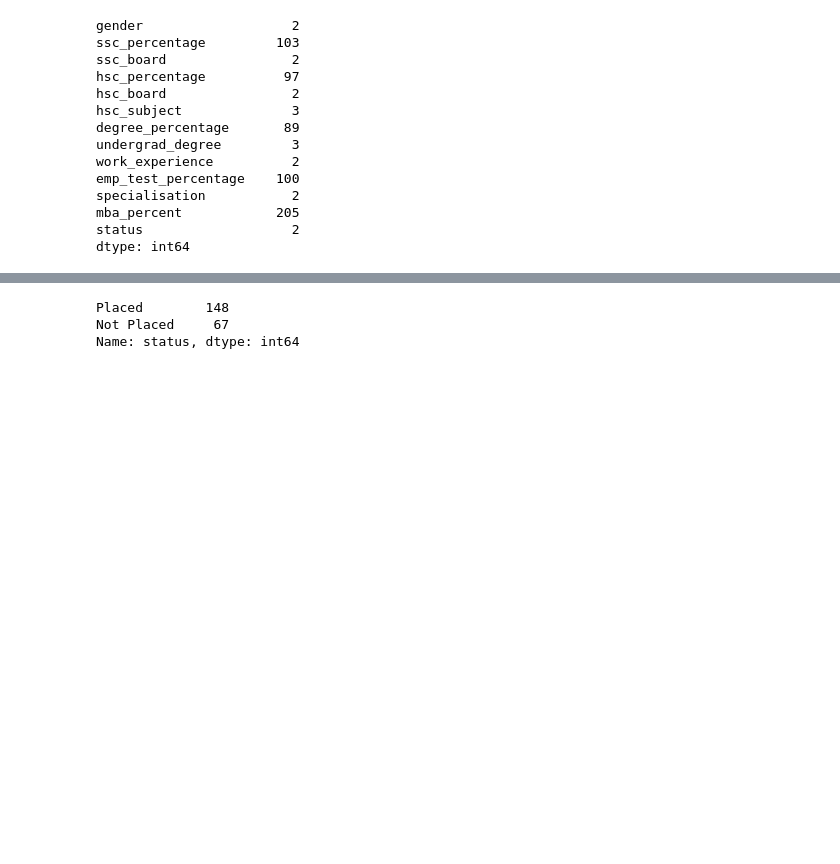
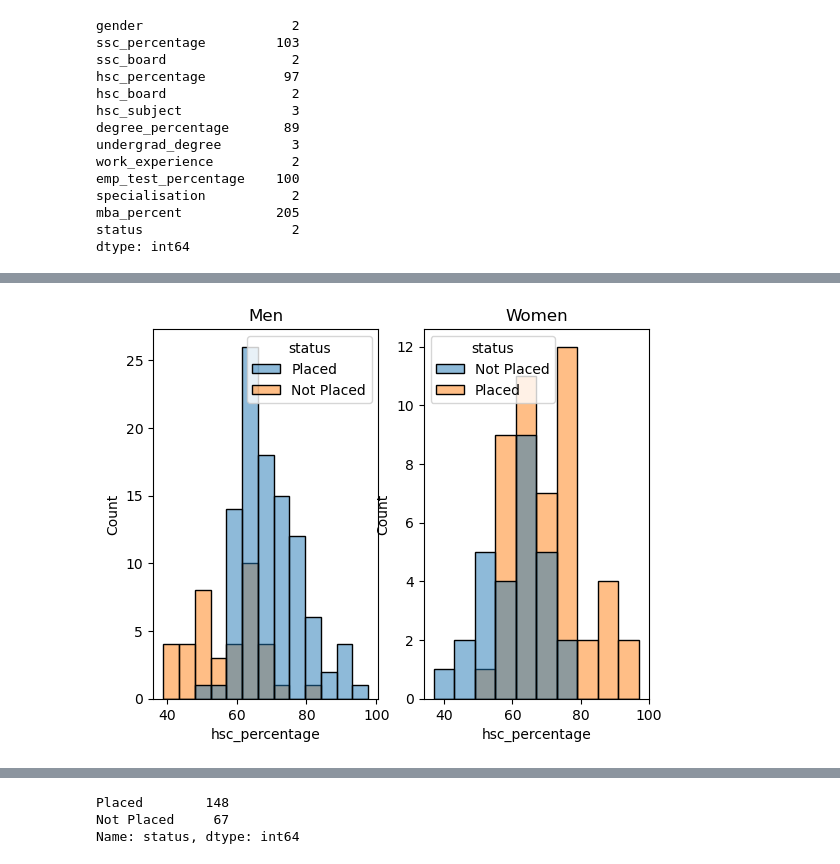
Before and after one commit to jjz17/Job-Placement, a Jupyter notebook: eda.ipynb, the cells around one changed output, grey strips where cells are left out. Cells and saved outputs as stored; diff of their text form; code cells hidden in the pictures; blank space fills up the shorter version.

```diff
--- a/eda.ipynb
+++ b/eda.ipynb
@@ -43,0 +55,14 @@ dtype: int64
+# %%
+men = data[data["gender"] == "M"]
+women = data[data["gender"] == "F"]
+
+fig, axes = plt.subplots(1, 2)
+
+sns.histplot(data=men, x="hsc_percentage", hue="status", ax=axes[0])
+sns.histplot(data=women, x="hsc_percentage", hue="status", ax=axes[1])
+axes[0].title.set_text("Men")
+axes[1].title.set_text("Women")
+
+plt.show()
+# %% [output]
+[figure, added]
```
Also changed, not shown: parts of 4 cells of this notebook, 1 other file.
